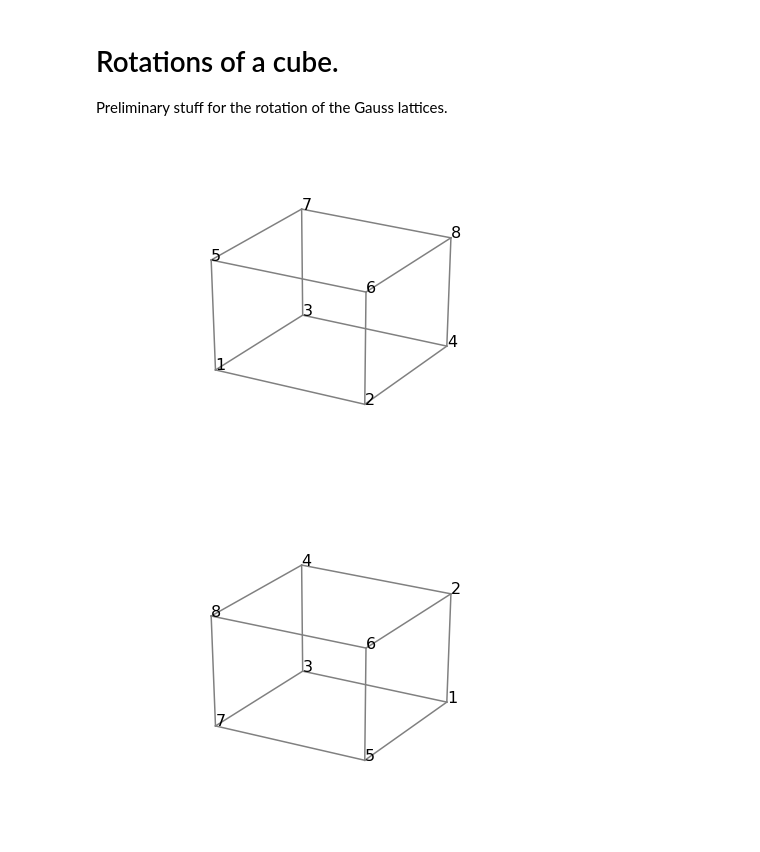
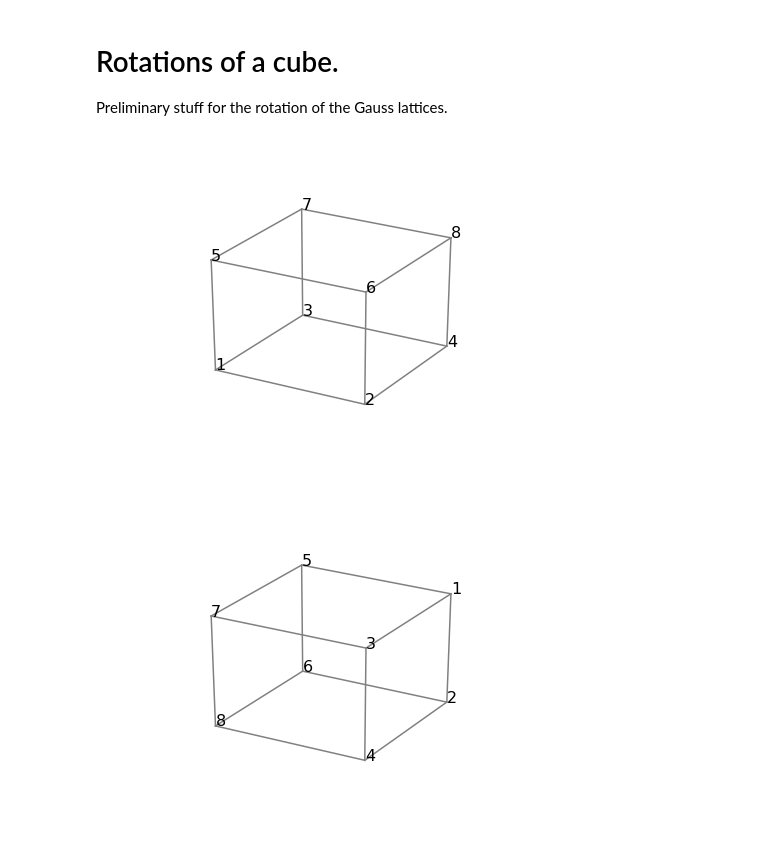
Before and after one commit to cygnus2/FQLMs, a Jupyter notebook: python_symmetry/simple_cube_rotations.ipynb, the cells around one changed output. Cells and saved outputs as stored; diff of their text form; code cells hidden in the pictures.

```diff
--- a/python_symmetry/simple_cube_rotations.ipynb
+++ b/python_symmetry/simple_cube_rotations.ipynb
@@ -105,32 +105,32 @@ class Cube(object):
 
             Notes:
              - 6 axes with 1 rotation of 180 degrees = 1 step
              - 2 steps are the identity
              - 6 elements
 
              Axis numeration, denotes connected links:
               0 : (2,4) - (5,7)
               1 : (1,3) - (6,8)
               2 : (5,6) - (3,4)
               3 : (1,2) - (7,8)
               4 : (2,6) - (3,7)
               5 : (1,5) - (4,8)
         """
         rotations = [
             [['z', 2], ['y', 1]],
             [['z', 2], ['y', -1]],
             [['y', 2], ['x', 1]],
             [['y', 2], ['x', -1]],
             [['x', 2], ['z', 1]],
             [['x', 2], ['z', -1]],
         ]
         self._rotation_sequence(rotations[axis], steps)
 
 
 cube = Cube()
 cube.draw()
-cube.c3(axis=3, steps=2)
+cube.c2(axis=1, steps=1)
 cube.draw()
 # %% [output]
 [figure]
-[figure, old version]
+[figure, new version]
```
Also changed, not shown: 14 other files.
